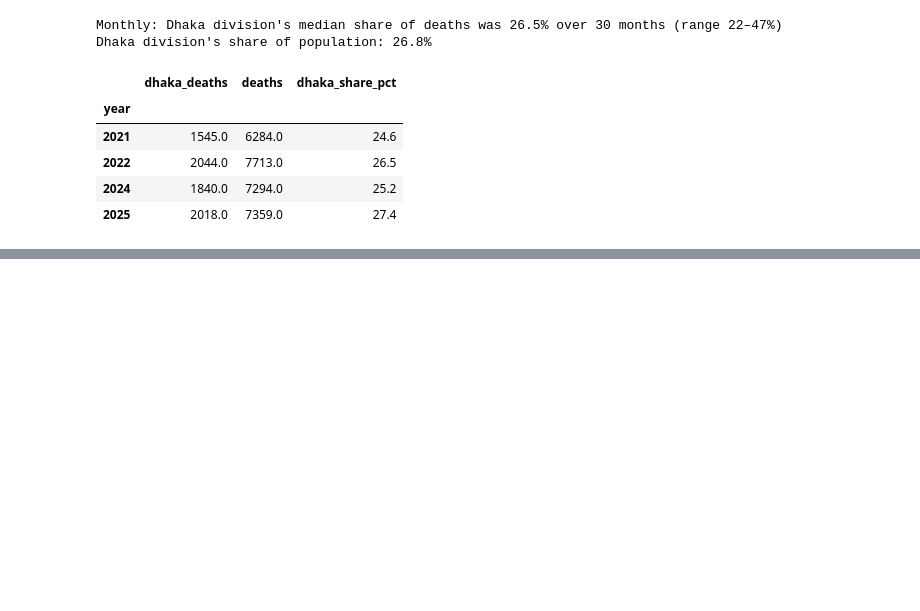
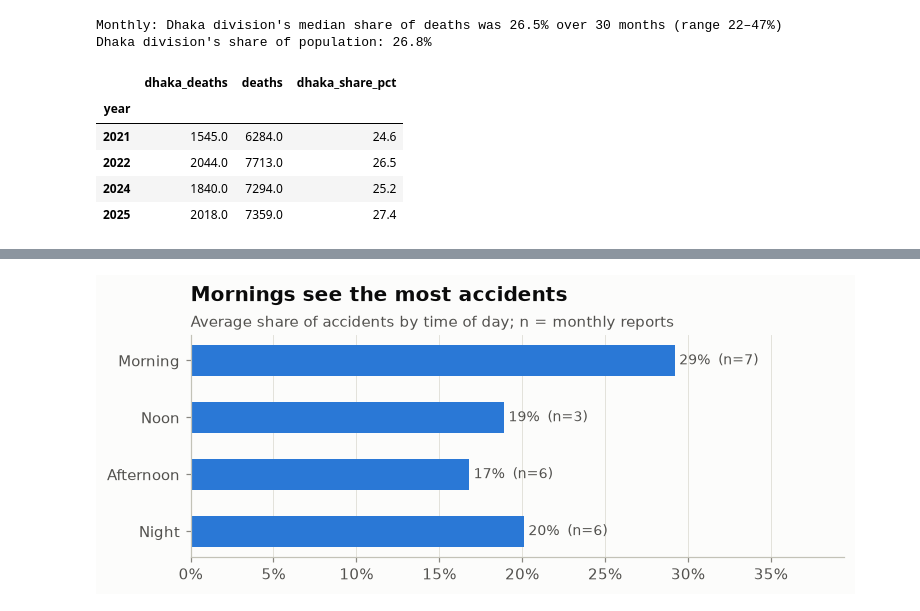
Before and after one commit to MehrazRumman/BD-Road-Accident, a Jupyter notebook: notebooks/02_analysis.ipynb, the cells around one changed output, grey strips where cells are left out. Cells and saved outputs as stored; diff of their text form; code cells hidden in the pictures; blank space fills up the shorter version.

```diff
--- a/notebooks/02_analysis.ipynb
+++ b/notebooks/02_analysis.ipynb
@@ -404,0 +539,5 @@ Dhaka division's share of population: 26.8%
+# %%
+tod = time_of_day.copy()
+main_bands = ["morning", "noon", "afternoon", "night"]
+tod_summary = tod[tod["time_band"].isin(main_bands)].groupby("time_band")["share_pct"].agg(["mean", "count"]).loc[main_bands].round(1)
+tod_summary
@@ -404,0 +551,13 @@ Dhaka division's share of population: 26.8%
+# %%
+fig, ax = plt.subplots(figsize=(7, 3))
+b = ax.barh([s.capitalize() for s in tod_summary.index], tod_summary["mean"], color=BLUE, height=0.55)
+ax.bar_label(b, labels=[f"{v:.0f}%  (n={n})" for v, n in zip(tod_summary["mean"], tod_summary["count"])],
+             padding=3, color=INK2, fontsize=9)
+ax.invert_yaxis()
+ax.set_xlim(0, tod_summary["mean"].max() * 1.35)
+ax.xaxis.set_major_formatter(mticker.PercentFormatter(decimals=0))
+ax.grid(axis="y", visible=False)
+titled(ax, "Mornings see the most accidents", "Average share of accidents by time of day; n = monthly reports")
+save(fig, "11_time_of_day")
+# %% [output]
+[figure, added]
```
Also changed, not shown: parts of 12 cells of this notebook, 4 other files.
